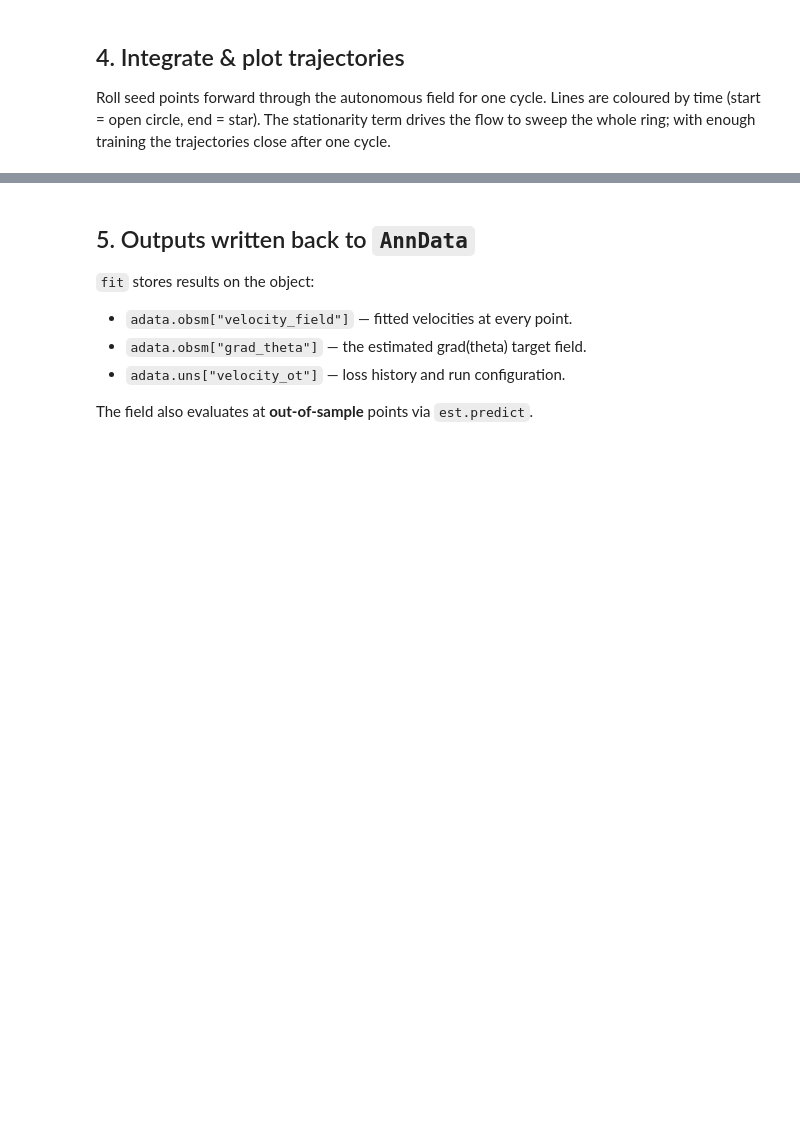
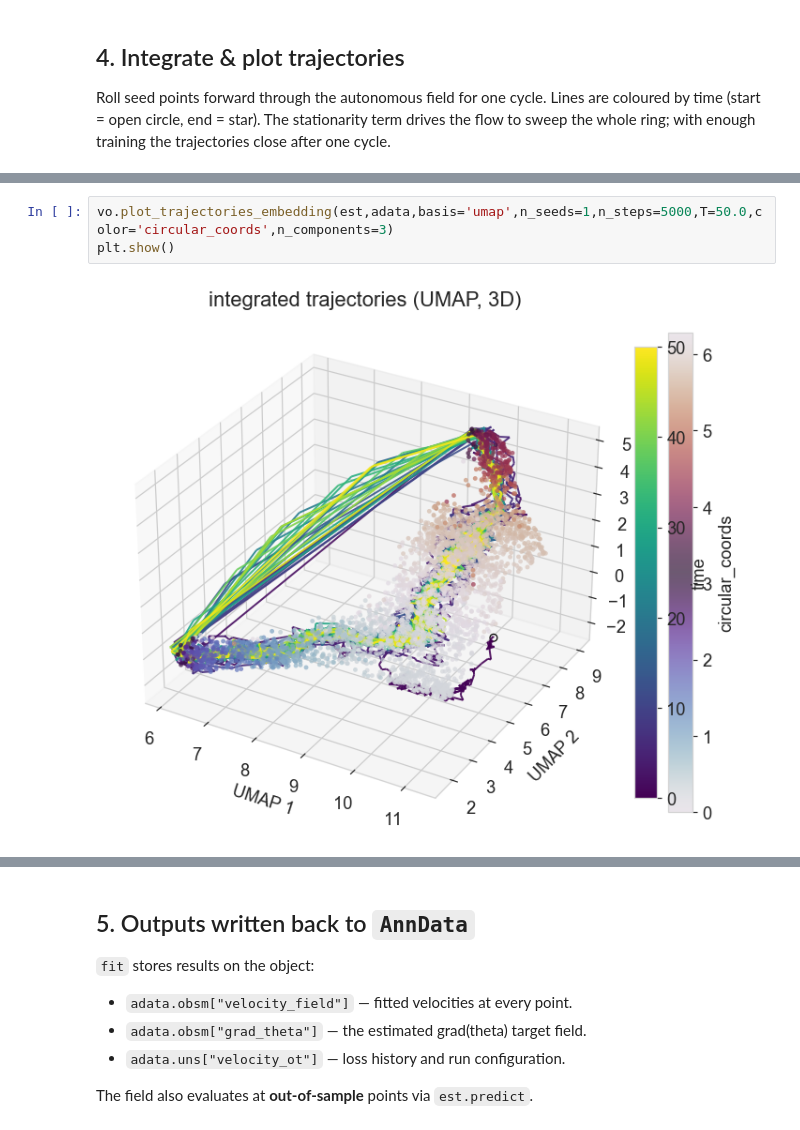
Before and after one commit to isaac-wachsman-ncsu/cell-donut, a Jupyter notebook: velocity_ot_demo.ipynb, the cells around one changed output, grey strips where cells are left out. Saved outputs shown, nothing was run; the diff lists cells and outputs as text; blank space fills up the shorter version.

```diff
--- a/velocity_ot_demo.ipynb
+++ b/velocity_ot_demo.ipynb
@@ -180,0 +209,5 @@ plt.show()
+# %%
+vo.plot_trajectories_embedding(est,adata,basis='umap',n_seeds=1,n_steps=5000,T=50.0,color='circular_coords',n_components=3)
+plt.show()
+# %% [output]
+[figure, added]
```
Also changed, not shown: parts of 18 cells of this notebook, 4 other files.
